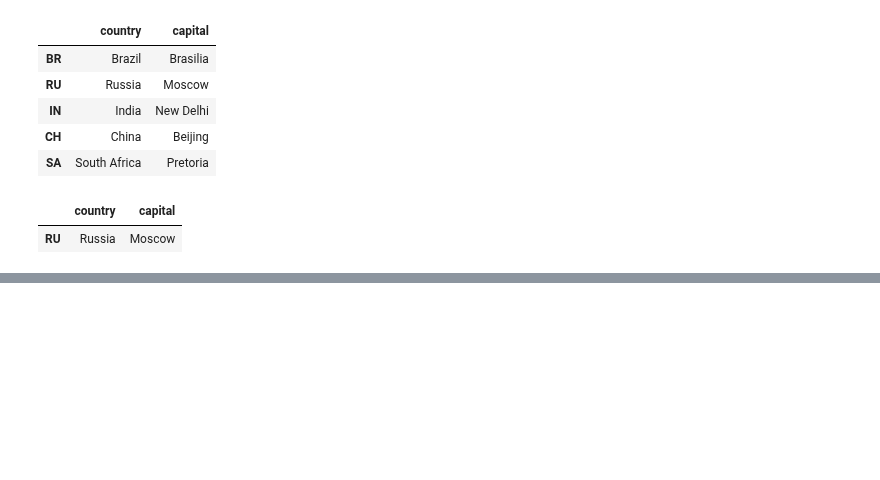
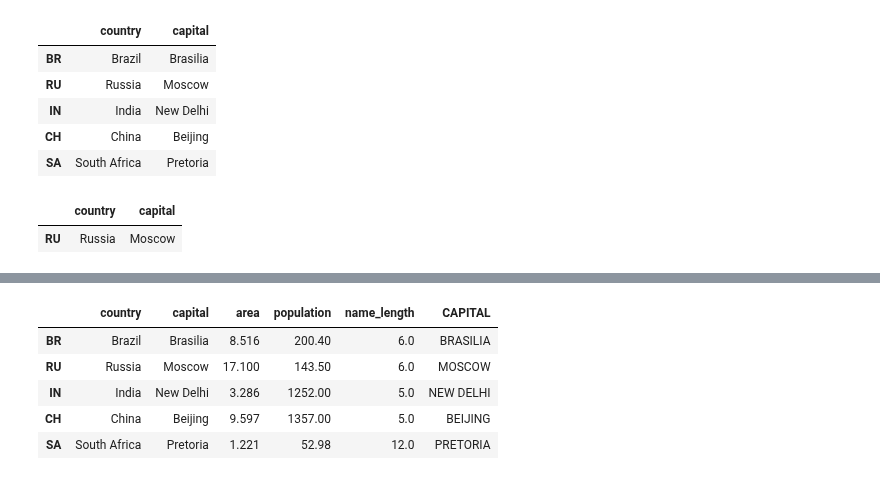
Before and after one commit to sumaaithal/Notebooks, a Jupyter notebook: Dataframes.ipynb, the cells around one changed output, grey strips where cells are left out. Cells and saved outputs as stored; diff of their text form; code cells hidden in the pictures; blank space fills up the shorter version.

Commit message:
Dataframes (2)

```diff
--- a/Dataframes.ipynb
+++ b/Dataframes.ipynb
@@ -150,0 +217,6 @@ df_csv.iloc[[1],[0,1]] #row and column
+# %%
+#dataframe iteration
+for label, row in df_csv.iterrows():
+    print("\n")
+    print(label)
+    print(row["capital"], type(row["capital"]))
@@ -150,0 +242,4 @@ df_csv.iloc[[1],[0,1]] #row and column
+# %%
+#creating new column
+for label, row in df_csv.iterrows():
+    df_csv.loc[label, "name_length"] = len(row['country'])
@@ -150,0 +255,10 @@ df_csv.iloc[[1],[0,1]] #row and column
+# %%
+df_csv["CAPITAL"] = df_csv["capital"].apply(lambda x: x.upper())
+df_csv
+# %% [output]
+|  | country | capital | area | population | name_length | CAPITAL |
+| BR | Brazil | Brasilia | 8.516 | 200.40 | 6.0 | BRASILIA |
+| RU | Russia | Moscow | 17.100 | 143.50 | 6.0 | MOSCOW |
+| IN | India | New Delhi | 3.286 | 1252.00 | 5.0 | NEW DELHI |
+| CH | China | Beijing | 9.597 | 1357.00 | 5.0 | BEIJING |
+| SA | South Africa | Pretoria | 1.221 | 52.98 | 12.0 | PRETORIA |
```
Also changed, not shown: parts of 9 cells of this notebook.
